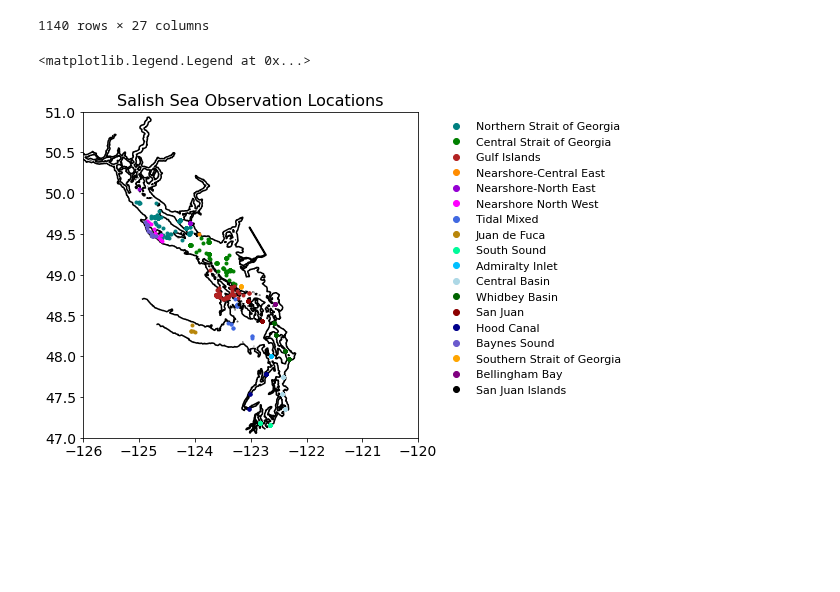
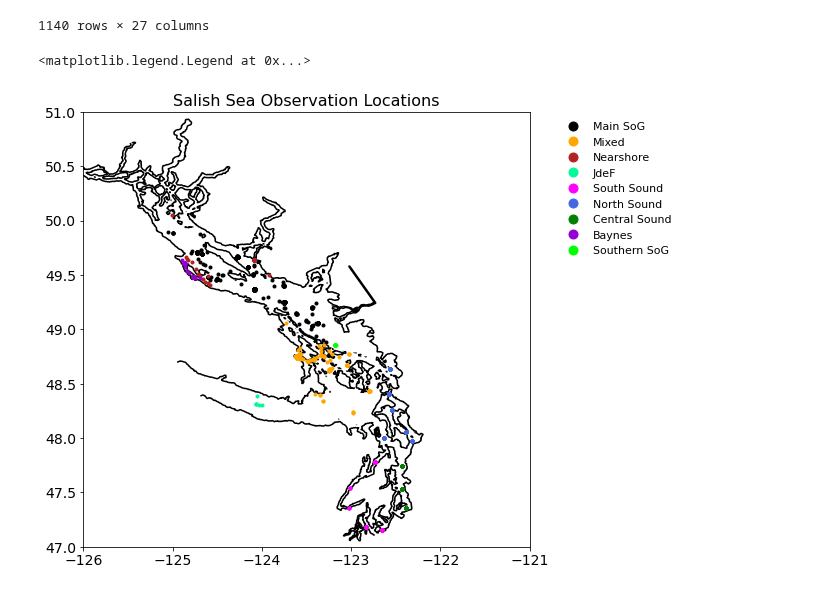
Before and after one commit to SalishSeaCast/analysis-karyn, a Jupyter notebook: notebooks/SalishSeaZoopBiomass.ipynb, the cells around one changed output. Cells and saved outputs as stored; diff of their text form; code cells hidden in the pictures; blank space fills up the shorter version.

```diff
--- a/notebooks/SalishSeaZoopBiomass.ipynb
+++ b/notebooks/SalishSeaZoopBiomass.ipynb
@@ -321,3 +321,18 @@ with nc.Dataset('/data/eolson/results/MEOPAR/NEMO-forcing-new/grid/bathymetry_20
     bathylon=np.copy(bathy.variables['nav_lon'][:,:])
     bathylat=np.copy(bathy.variables['nav_lat'][:,:])
     bathyZ=np.copy(bathy.variables['Bathymetry'][:,:])
+# %%
+data['broadregions']=np.nan
+# %%
+#data.loc[(data.region_name=='Northern Strait of Georgia')|(data.region_name=='Central Strait of Georgia')|(data.region_name=='Southern Strait of Georgia'),['broadregions']]='SoG'
+data.loc[(data.region_name=='Northern Strait of Georgia')|(data.region_name=='Central Strait of Georgia'),['broadregions']]='Main SoG'
+data.loc[(data.region_name=='Southern Strait of Georgia'),['broadregions']]='Southern SoG'
+data.loc[(data.region_name=='Nearshore-Central East')|(data.region_name=='Nearshore-North East')|(data.region_name=='Nearshore North West'),['broadregions']]='Nearshore'
+data.loc[(data.region_name=='Baynes Sound'),['broadregions']]='Baynes'
+data.loc[(data.region_name=='Tidal Mixed')|(data.region_name=='Gulf Islands')|(data.region_name=='San Juan Islands')|(data.region_name=='San Juan'),['broadregions']]='Mixed'
+data.loc[(data.region_name=='Juan de Fuca'),['broadregions']]='JdeF'
+
+data.loc[(data.region_name=='Whidbey Basin')|(data.region_name=='Bellingham Bay')|(data.region_name=='Admiralty Inlet'),['broadregions']]='North Sound'
+data.loc[(data.region_name=='Central Basin'),['broadregions']]='Central Sound'
+data.loc[(data.region_name=='South Sound')|(data.region_name=='Hood Canal'),['broadregions']]='South Sound'
+#data.loc[(data.region_name=='Hood Canal'),['broadregions']]='Hood Canal'
@@ -324,23 +341,23 @@ with nc.Dataset('/data/eolson/results/MEOPAR/NEMO-forcing-new/grid/bathymetry_20
 # %%
-fig, ax = plt.subplots(1,1,figsize = (6,6))
+fig, ax = plt.subplots(1,1,figsize = (8,8))
 with nc.Dataset('/ocean/ksuchy/MOAD/NEMO-forcing/grid/bathymetry_201702.nc') as grid:
     viz_tools.plot_coastline(ax, grid, coords = 'map',isobath=.1)
-colors=('teal','green','firebrick','darkorange','darkviolet','fuchsia',
-        'royalblue','darkgoldenrod','mediumspringgreen','deepskyblue','lightblue','darkgreen','darkred','darkblue','slateblue','orange','purple','black')
+colors=('black','orange','firebrick','mediumspringgreen','fuchsia','royalblue','green','darkviolet',
+        'lime','lightblue','darkgoldenrod','darkorange','deepskyblue','teal','darkgreen','darkblue','slateblue','purple')
 datreg=dict()
-for ind, iregion in enumerate(data.region_name.unique()):
-    datreg[iregion] = data.loc[data.region_name==iregion]
+for ind, iregion in enumerate(data.broadregions.unique()):
+    datreg[iregion] = data.loc[data.broadregions==iregion]
     ax.plot(datreg[iregion]['Lon'], datreg[iregion]['Lat'],'.',
             color = colors[ind], label=iregion)
 ax.set_ylim(47, 51)
 ax.xaxis.set_tick_params(labelsize=14)
 ax.yaxis.set_tick_params(labelsize=14)
 ax.legend(bbox_to_anchor=[1,.6,0,0])
-ax.set_xlim(-126, -120);
+ax.set_xlim(-126, -121);
 ax.set_title('Salish Sea Observation Locations');
-ax.legend(bbox_to_anchor=(1.05, 1), loc='upper left',frameon=False,markerscale=2.,fontsize=11)
+ax.legend(bbox_to_anchor=(1.05, 1), loc='upper left',frameon=False,markerscale=3.,fontsize=11)
 # %% [output]
 <matplotlib.legend.Legend at 0x...>
-[figure, old version]
+[figure, new version]
 # %%
 def byRegion(ax,obsvar,modvar,lims):
```
Also changed, not shown: parts of 9 cells of this notebook.
